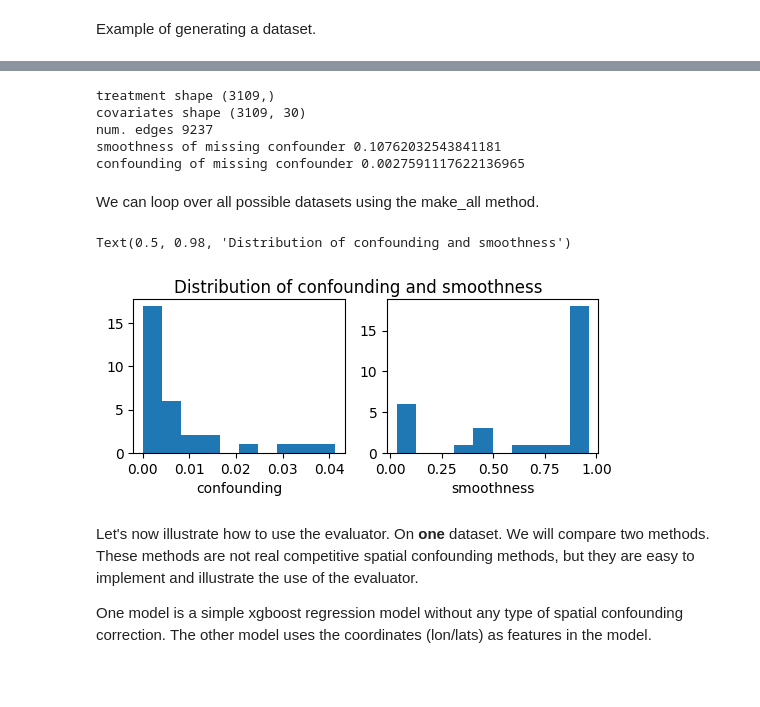
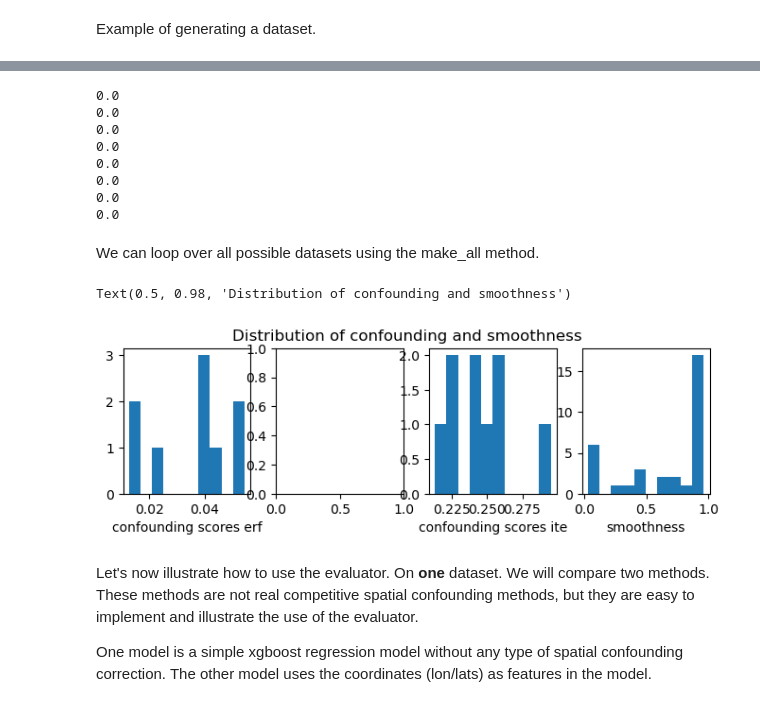
Before and after one commit to NSAPH-Projects/space, a Jupyter notebook: examples/evaluator_demo.ipynb, the cells around one changed output, grey strips where cells are left out. Cells and saved outputs as stored; diff of their text form; code cells hidden in the pictures; blank space fills up the shorter version.

Commit message:
Use new confounding scores and covariate groups. Fixes #119

```diff
--- a/examples/evaluator_demo.ipynb
+++ b/examples/evaluator_demo.ipynb
@@ -35,7 +44,7 @@ DataMaster().list_envs()
 # %% [markdown]
 Create the environment.
 # %%
-envname = "healthd_dmgrcs_mortality_disc"
-env = SpaceEnv(envname, dir="downloads")
+envname = "healthd_pollutn_mortality_cont"
+env = SpaceEnv(envname)
 env.__dict__.keys()
 # %% [output]
@@ -47,34 +72,60 @@ dataset = env.make()
-# %%
-dataset = env.make()
-print("treatment shape", dataset.treatment.shape)
-print("covariates shape", dataset.covariates.shape)
-print("num. edges", len(dataset.edges))
-print("smoothness of missing confounder", dataset.smoothness_of_missing)
-print("confounding of missing confounder", dataset.confounding_of_missing)
-# %% [output]
-treatment shape (3109,)
-covariates shape (3109, 30)
-num. edges 9237
-smoothness of missing confounder 0.10762032543841181
-confounding of missing confounder 0.0027591117622136965
+# %%
+print(np.isnan(dataset.treatment).mean())
+print(np.isnan(dataset.outcome).mean())
+print(np.isnan(dataset.counterfactuals).mean())
+print(np.isnan(dataset.covariates).mean())
+
+# replace covariates with mean when missing
+for j in range(dataset.covariates.shape[1]):
+    is_nan = np.isnan(dataset.covariates[:, j])
+    dataset.covariates[is_nan, j] = np.nanmean(dataset.covariates[:, j])
+
+print(np.isnan(dataset.treatment).mean())
+print(np.isnan(dataset.outcome).mean())
+print(np.isnan(dataset.counterfactuals).mean())
+print(np.isnan(dataset.covariates).mean())
+# %% [output]
+0.0
+0.0
+0.0
+0.0
+0.0
+0.0
+0.0
+0.0
 # %% [markdown]
 We can loop over all possible datasets using the make_all method.
 # %%
-confounding_scores = []
+confounding_scores_ate = []
+confounding_scores_erf = []
+confounding_scores_ite = []
 smoothness_scores = []
 for dataset in env.make_all():
-    confounding_scores.append(dataset.confounding_of_missing)
-    smoothness_scores.append(dataset.smoothness_of_missing)
+    # replace covariates with mean when missing
+    for j in range(dataset.covariates.shape[1]):
+        is_nan = np.isnan(dataset.covariates[:, j])
+        dataset.covariates[is_nan, j] = np.nanmean(dataset.covariates[:, j])
 
-fig, ax = plt.subplots(1, 2, figsize=(6, 2))
-ax[0].hist(confounding_scores)
-ax[0].set_xlabel("confounding")
-ax[1].hist(smoothness_scores)
-ax[1].set_xlabel("smoothness")
+    confounding_scores_erf.append(dataset.confounding_score['erf'])
+    if dataset.has_binary_treatment():
+        confounding_scores_ate.append(dataset.confounding_score['ate'])
+    confounding_scores_ite.append(dataset.confounding_score['ite'])
+    smoothness_scores.extend(dataset.smoothness_score)
+
+fig, ax = plt.subplots(1, 4, figsize=(8, 2))
+ax[0].hist(confounding_scores_erf)
+ax[0].set_xlabel("confounding scores erf")
+if len(confounding_scores_ate) > 0:
+    ax[1].hist(confounding_scores_ate)
+    ax[1].set_xlabel("confounding scores ate")
+ax[2].hist(confounding_scores_ite)
+ax[2].set_xlabel("confounding scores ite")
+ax[3].hist(smoothness_scores)
+ax[3].set_xlabel("smoothness")
 plt.suptitle("Distribution of confounding and smoothness")
 # %% [output]
 Text(0.5, 0.98, 'Distribution of confounding and smoothness')
-[figure, old version]
+[figure, new version]
 # %% [markdown]
 Let's now illustrate how to use the evaluator. On **one** dataset.
 We will compare two methods. These methods are not real competitive spatial confounding
```
Also changed, not shown: parts of 15 cells of this notebook, 7 other files.
